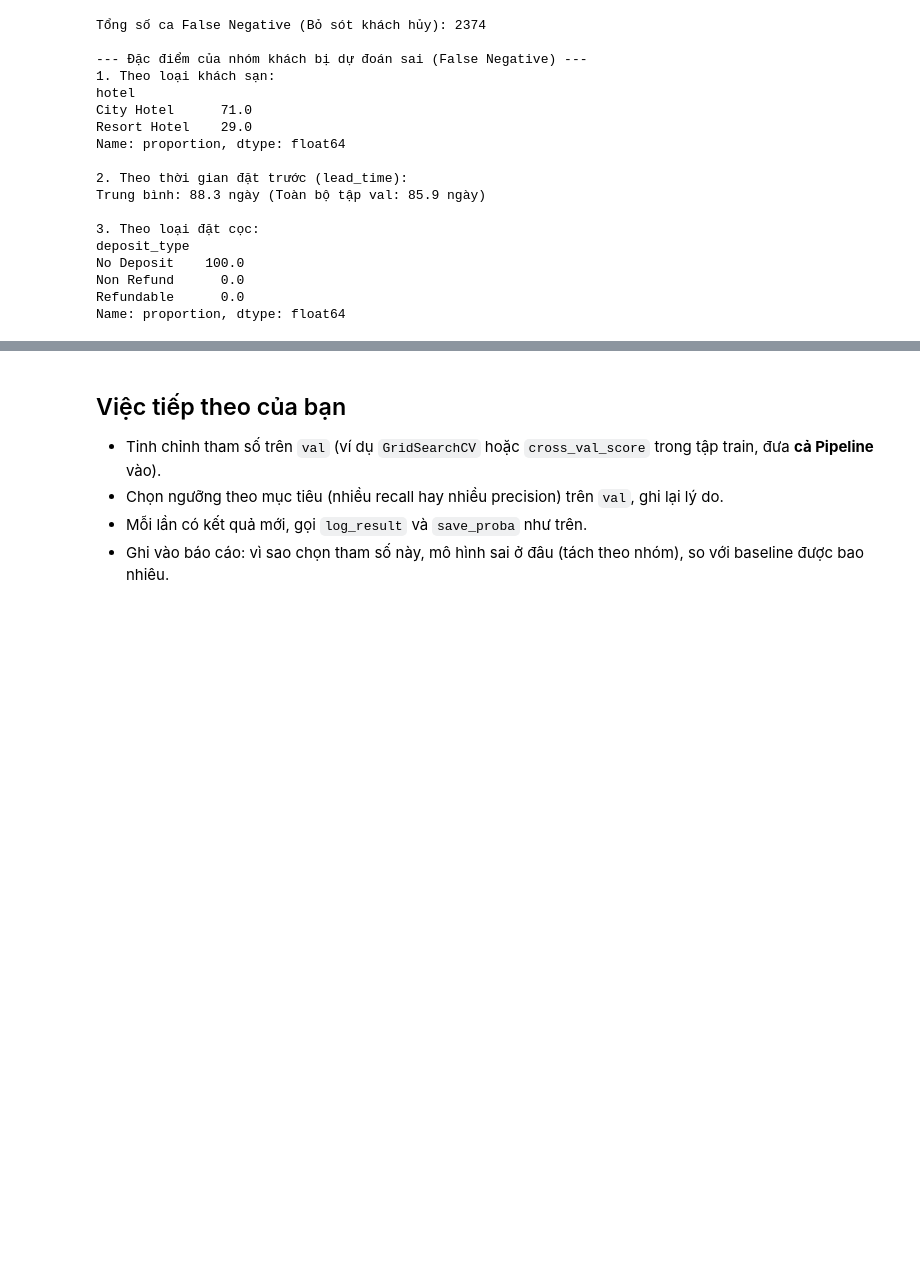
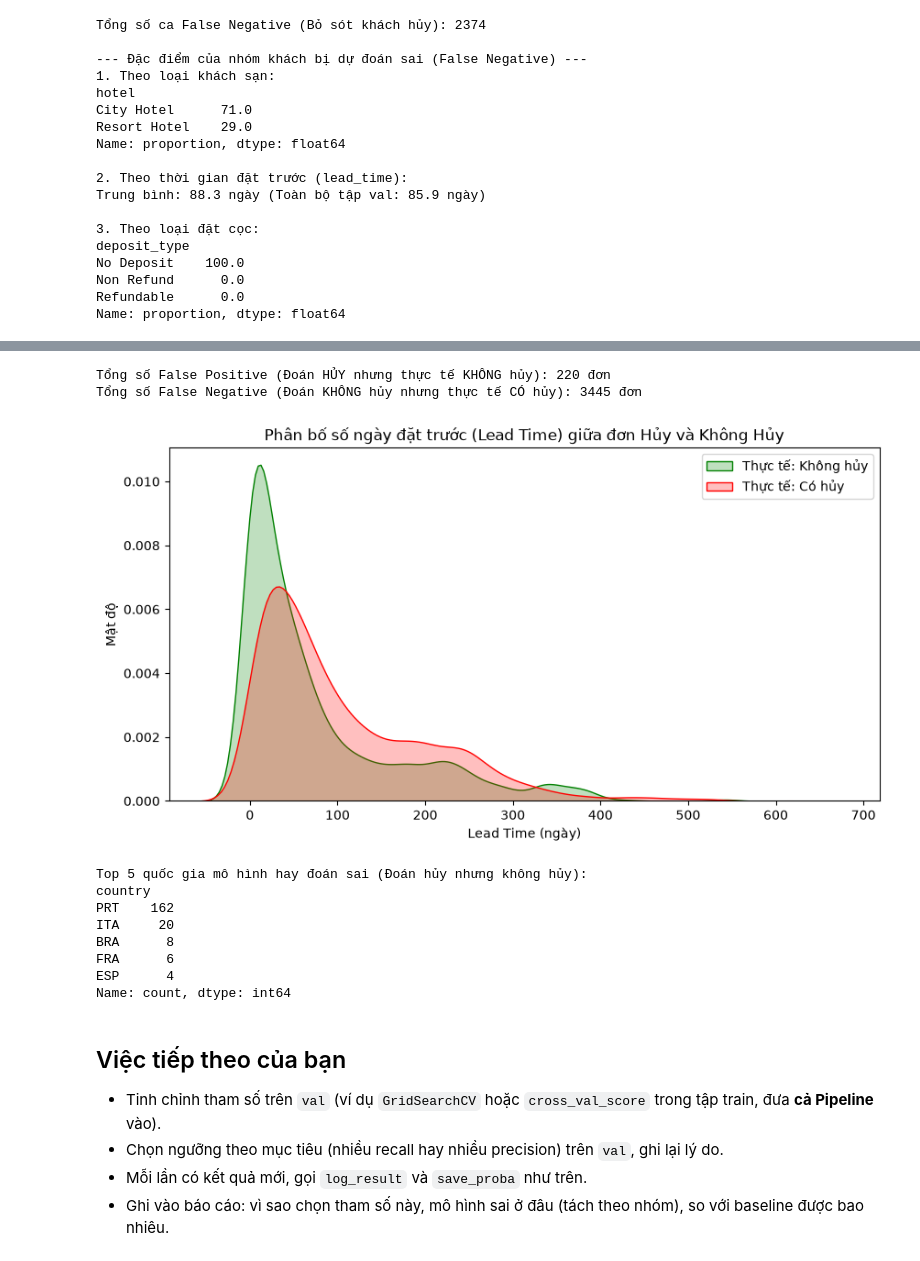
Before and after one commit to MTuan1510/SmartStay-AI---Intelligent-Hotel-Booking-Cancellation-Prediction, a Jupyter notebook: notebooks/04_models_nguoi2.ipynb, the cells around one changed output, grey strips where cells are left out. Drawn from its saved outputs; the diff is of its cells as text; code cells hidden in the pictures; blank space fills up the shorter version.

```diff
--- a/notebooks/04_models_nguoi2.ipynb
+++ b/notebooks/04_models_nguoi2.ipynb
@@ -380,3 +590,51 @@ Name: proportion, dtype: float64
+# %%
+# ==========================================
+# PHÂN TÍCH LỖI (ERROR ANALYSIS)
+# ==========================================
+import matplotlib.pyplot as plt
+import seaborn as sns
+
+# Dùng xác suất y_proba_rf của mô hình Baseline đã chạy ở đầu bài
+y_pred = (y_proba_rf >= 0.5).astype(int)
+
+# Tạo DataFrame để phân tích
+val_df = X_val.copy()
+val_df['actual'] = y_val
+val_df['predicted'] = y_pred
+val_df['proba'] = y_proba_rf
+
+# Lấy các đơn đoán sai
+fp = val_df[(val_df['actual'] == 0) & (val_df['predicted'] == 1)] # False Positive
+fn = val_df[(val_df['actual'] == 1) & (val_df['predicted'] == 0)] # False Negative
+
+print(f"Tổng số False Positive (Đoán HỦY nhưng thực tế KHÔNG hủy): {len(fp)} đơn")
+print(f"Tổng số False Negative (Đoán KHÔNG hủy nhưng thực tế CÓ hủy): {len(fn)} đơn")
+
+# Vẽ biểu đồ phân tích xem mô hình hay đoán sai ở nhóm nào (dựa vào lead_time)
+plt.figure(figsize=(10, 5))
+sns.kdeplot(val_df[val_df['actual']==0]['lead_time'], label='Thực tế: Không hủy', fill=True, color='green')
+sns.kdeplot(val_df[val_df['actual']==1]['lead_time'], label='Thực tế: Có hủy', fill=True, color='red')
+plt.title("Phân bố số ngày đặt trước (Lead Time) giữa đơn Hủy và Không Hủy")
+plt.xlabel("Lead Time (ngày)")
+plt.ylabel("Mật độ")
+plt.legend()
+plt.show()
+
+# Xem thử top 5 quốc gia bị đoán sai nhiều nhất (False Positive)
+print("\nTop 5 quốc gia mô hình hay đoán sai (Đoán hủy nhưng không hủy):")
+print(fp['country'].value_counts().head(5))
+# %% [output]
+Tổng số False Positive (Đoán HỦY nhưng thực tế KHÔNG hủy): 220 đơn
+Tổng số False Negative (Đoán KHÔNG hủy nhưng thực tế CÓ hủy): 3445 đơn
+[figure, added]
+Top 5 quốc gia mô hình hay đoán sai (Đoán hủy nhưng không hủy):
+country
+PRT    162
+ITA     20
+BRA      8
+FRA      6
+ESP      4
+Name: count, dtype: int64
 # %% [markdown]
 ## Việc tiếp theo của bạn
 - Tinh chỉnh tham số trên `val` (ví dụ `GridSearchCV` hoặc `cross_val_score` trong tập train, đưa **cả Pipeline** vào).
```
Also changed, not shown: parts of 11 cells of this notebook, 1 other file.
